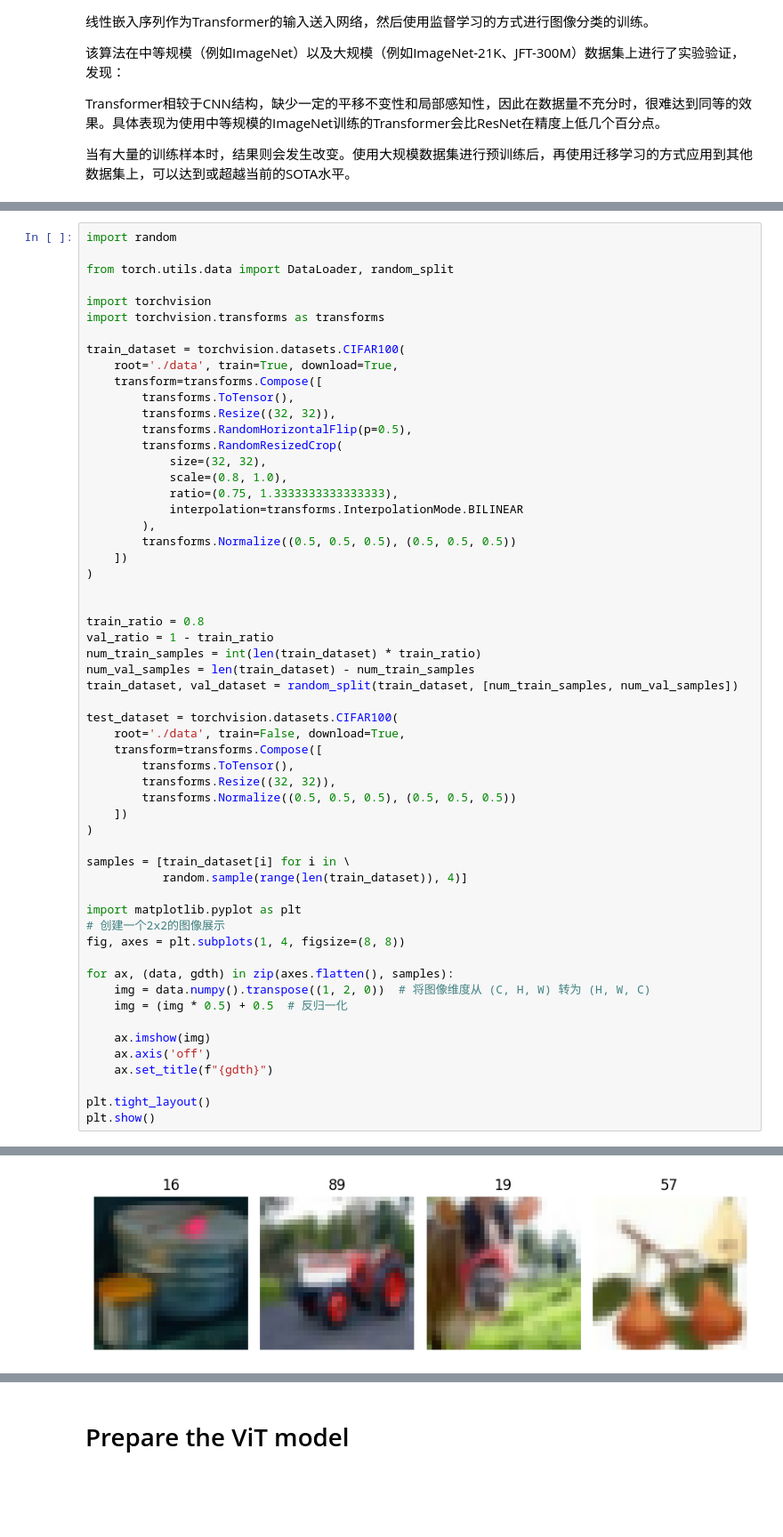
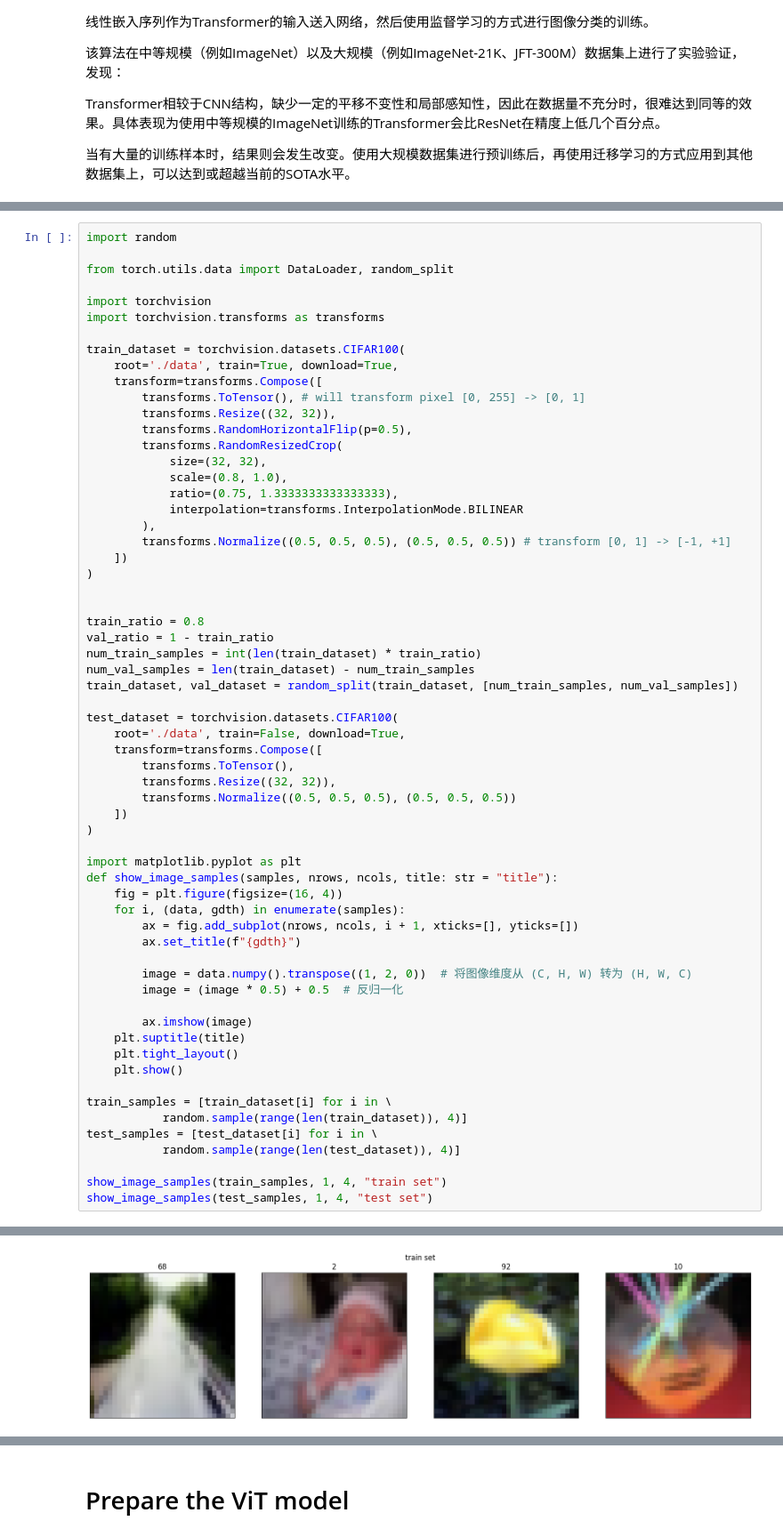
Before and after one commit to ChenXinXuTUSC/vit-notebook, a Jupyter notebook: main.ipynb, the cells around one changed output, grey strips where cells are left out. Shown at 89% size. Cells and saved outputs as stored; diff of their text form; blank space fills up the shorter version.

```diff
--- a/main.ipynb
+++ b/main.ipynb
@@ -23,53 +32,58 @@ import torchvision.transforms as transforms
 train_dataset = torchvision.datasets.CIFAR100(
     root='./data', train=True, download=True,
     transform=transforms.Compose([
-        transforms.ToTensor(),
+        transforms.ToTensor(), # will transform pixel [0, 255] -> [0, 1]
         transforms.Resize((32, 32)),
         transforms.RandomHorizontalFlip(p=0.5),
         transforms.RandomResizedCrop(
             size=(32, 32),
             scale=(0.8, 1.0),
             ratio=(0.75, 1.3333333333333333),
             interpolation=transforms.InterpolationMode.BILINEAR
         ),
-        transforms.Normalize((0.5, 0.5, 0.5), (0.5, 0.5, 0.5))
+        transforms.Normalize((0.5, 0.5, 0.5), (0.5, 0.5, 0.5)) # transform [0, 1] -> [-1, +1]
     ])
 )
 
 
 train_ratio = 0.8
 val_ratio = 1 - train_ratio
 num_train_samples = int(len(train_dataset) * train_ratio)
 num_val_samples = len(train_dataset) - num_train_samples
 train_dataset, val_dataset = random_split(train_dataset, [num_train_samples, num_val_samples])
 
 test_dataset = torchvision.datasets.CIFAR100(
     root='./data', train=False, download=True,
     transform=transforms.Compose([
         transforms.ToTensor(),
         transforms.Resize((32, 32)),
         transforms.Normalize((0.5, 0.5, 0.5), (0.5, 0.5, 0.5))
     ])
 )
 
-samples = [train_dataset[i] for i in \
+import matplotlib.pyplot as plt
+def show_image_samples(samples, nrows, ncols, title: str = "title"):
+    fig = plt.figure(figsize=(16, 4))
+    for i, (data, gdth) in enumerate(samples):
+        ax = fig.add_subplot(nrows, ncols, i + 1, xticks=[], yticks=[])
+        ax.set_title(f"{gdth}")
+
+        image = data.numpy().transpose((1, 2, 0))  # 将图像维度从 (C, H, W) 转为 (H, W, C)
+        image = (image * 0.5) + 0.5  # 反归一化
+
+        ax.imshow(image)
+    plt.suptitle(title)
+    plt.tight_layout()
+    plt.show()
+
+train_samples = [train_dataset[i] for i in \
            random.sample(range(len(train_dataset)), 4)]
+test_samples = [test_dataset[i] for i in \
+           random.sample(range(len(test_dataset)), 4)]
 
-import matplotlib.pyplot as plt
-# 创建一个2x2的图像展示
-fig, axes = plt.subplots(1, 4, figsize=(8, 8))
-
-for ax, (data, gdth) in zip(axes.flatten(), samples):
-    img = data.numpy().transpose((1, 2, 0))  # 将图像维度从 (C, H, W) 转为 (H, W, C)
-    img = (img * 0.5) + 0.5  # 反归一化
-
-    ax.imshow(img)
-    ax.axis('off')
-    ax.set_title(f"{gdth}")
-
-plt.tight_layout()
-plt.show()
+show_image_samples(train_samples, 1, 4, "train set")
+show_image_samples(test_samples, 1, 4, "test set")
 # %% [output]
 Files already downloaded and verified
 Files already downloaded and verified
-[figure, old version]
+[figure, new version]
```
Also changed, not shown: parts of 7 cells of this notebook.
